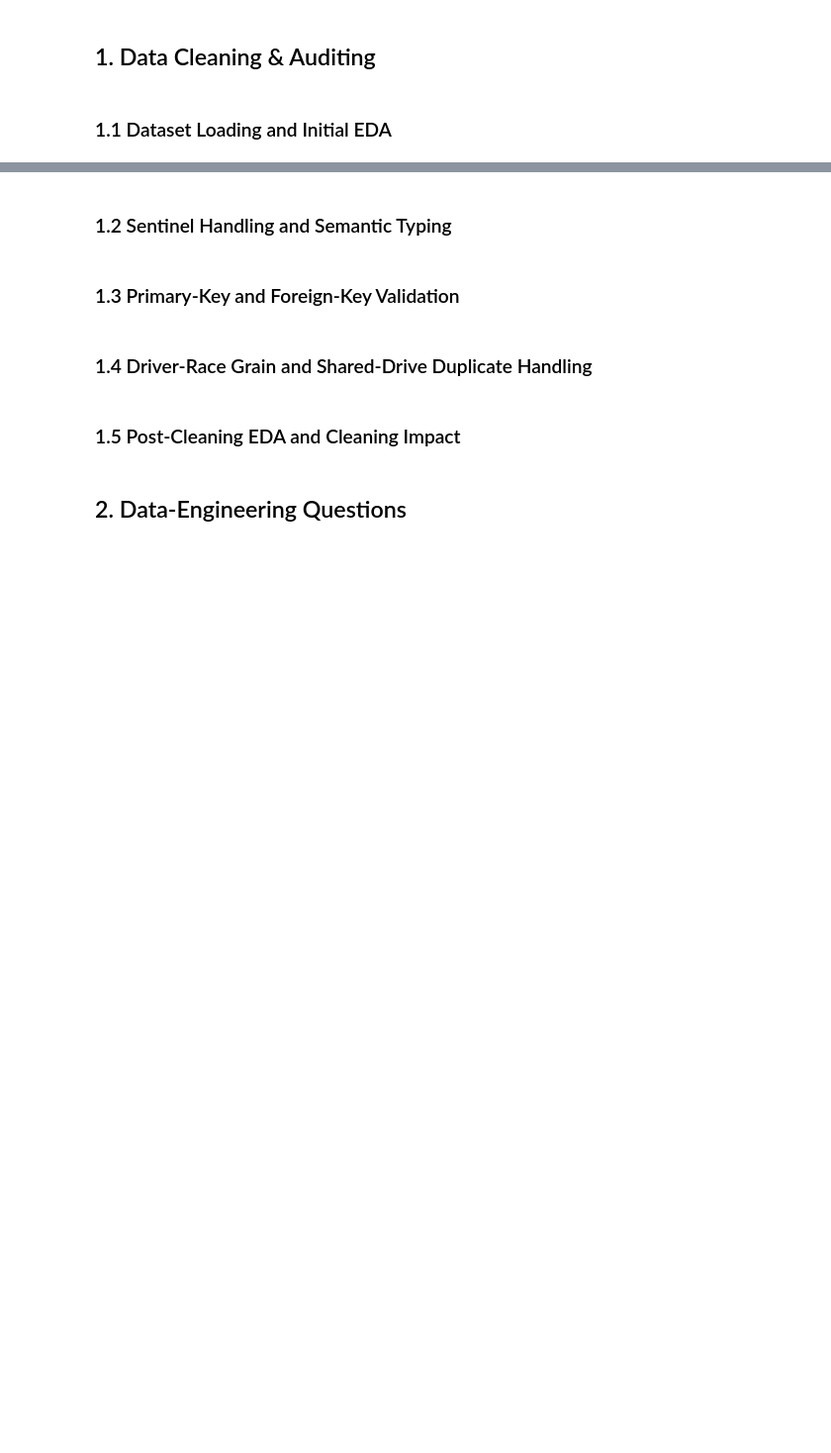
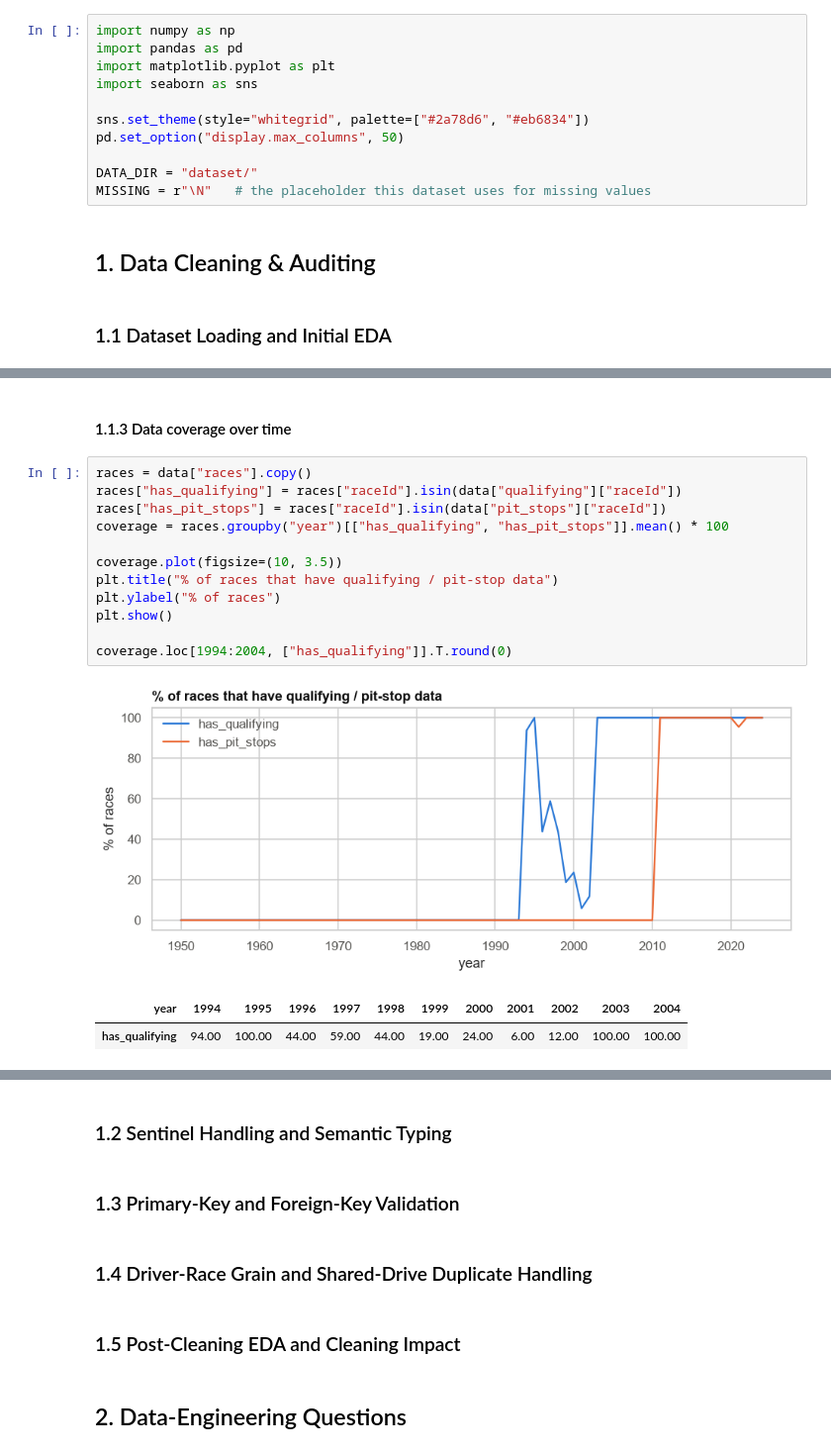
Before and after one commit to Seif2005/ACL2-Project, a Jupyter notebook: Main.ipynb, the cells around one changed output, grey strips where cells are left out. Shown at 99% size. Drawn from its saved outputs; the diff is of its cells as text; blank space fills up the shorter version.

```diff
--- a/Main.ipynb
+++ b/Main.ipynb
@@ -2,6 +2,17 @@
 # ACL Project Milestone 1
 # %% [markdown]
 # Imports
+# %%
+import numpy as np
+import pandas as pd
+import matplotlib.pyplot as plt
+import seaborn as sns
+
+sns.set_theme(style="whitegrid", palette=["#2a78d6", "#eb6834"])
+pd.set_option("display.max_columns", 50)
+
+DATA_DIR = "dataset/"
+MISSING = r"\N"   # the placeholder this dataset uses for missing values
 # %% [markdown]
 ## 1. Data Cleaning & Auditing
 # %% [markdown]
@@ -8,0 +136,18 @@
+# %% [markdown]
+#### 1.1.3 Data coverage over time
+# %%
+races = data["races"].copy()
+races["has_qualifying"] = races["raceId"].isin(data["qualifying"]["raceId"])
+races["has_pit_stops"] = races["raceId"].isin(data["pit_stops"]["raceId"])
+coverage = races.groupby("year")[["has_qualifying", "has_pit_stops"]].mean() * 100
+
+coverage.plot(figsize=(10, 3.5))
+plt.title("% of races that have qualifying / pit-stop data")
+plt.ylabel("% of races")
+plt.show()
+
+coverage.loc[1994:2004, ["has_qualifying"]].T.round(0)
+# %% [output]
+[figure, added]
+| year | 1994 | 1995 | 1996 | 1997 | 1998 | 1999 | 2000 | 2001 | 2002 | 2003 | 2004 |
+| has_qualifying | 94.00 | 100.00 | 44.00 | 59.00 | 44.00 | 19.00 | 24.00 | 6.00 | 12.00 | 100.00 | 100.00 |
```
Also changed, not shown: parts of 21 cells of this notebook.
